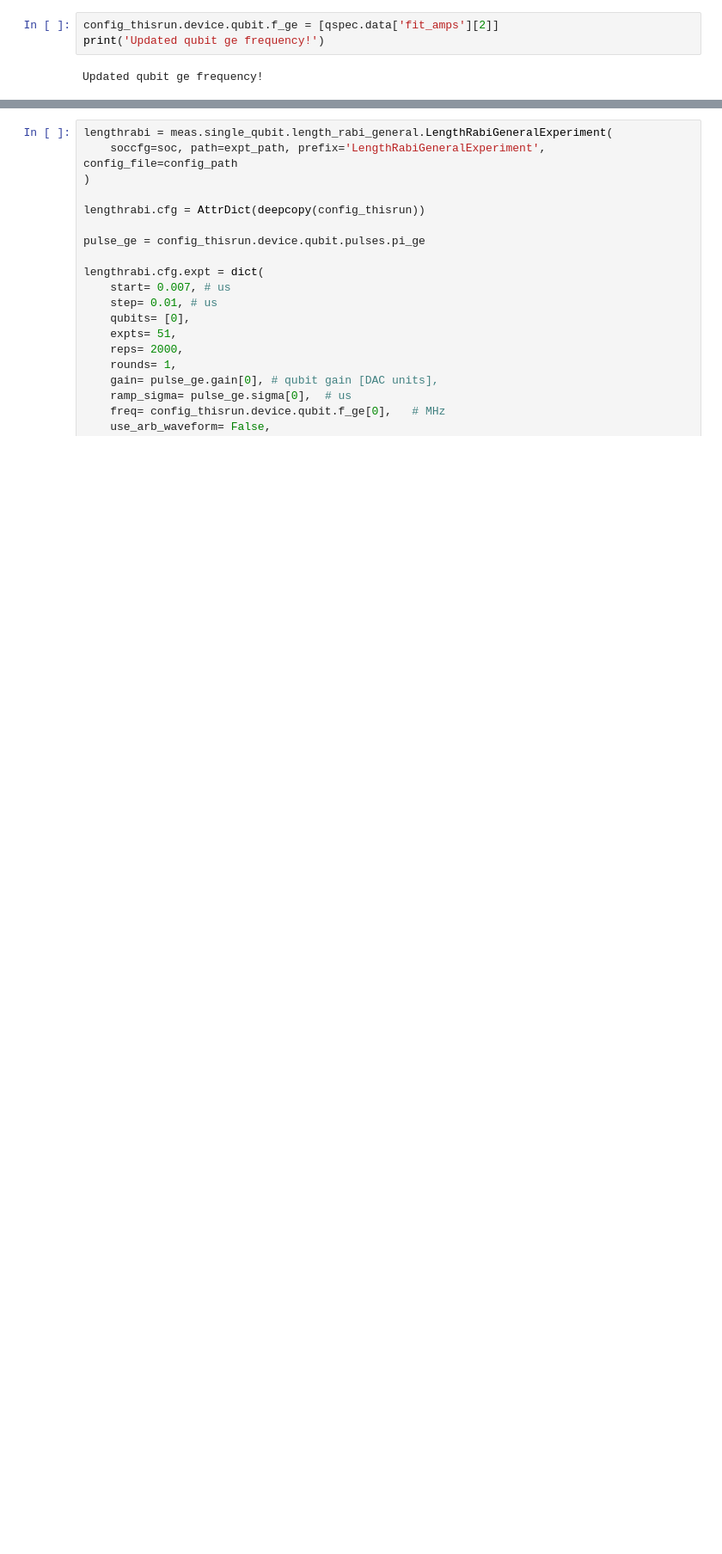
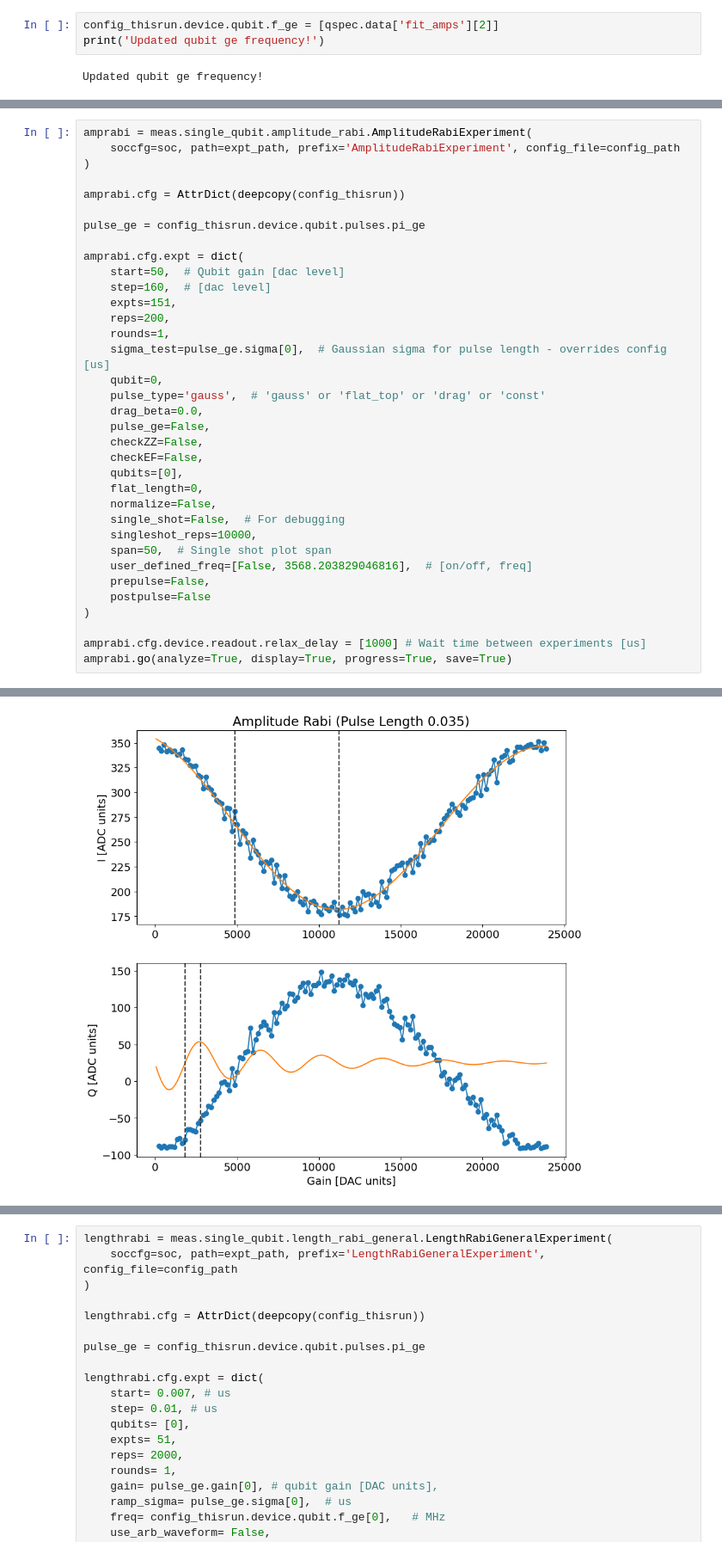
Before and after one commit to SchusterLab/multimode_expts, a Jupyter notebook: single_qubit_autocalibrate.ipynb, the cells around one changed output, grey strips where cells are left out. Shown at 86% size. Drawn from its saved outputs; the diff is of its cells as text; blank space fills up the shorter version.

```diff
--- a/single_qubit_autocalibrate.ipynb
+++ b/single_qubit_autocalibrate.ipynb
@@ -242,0 +245,36 @@ Updated qubit ge frequency!
+# %%
+amprabi = meas.single_qubit.amplitude_rabi.AmplitudeRabiExperiment(
+    soccfg=soc, path=expt_path, prefix='AmplitudeRabiExperiment', config_file=config_path
+)
+
+amprabi.cfg = AttrDict(deepcopy(config_thisrun))
+
+pulse_ge = config_thisrun.device.qubit.pulses.pi_ge
+
+amprabi.cfg.expt = dict(
+    start=50,  # Qubit gain [dac level]
+    step=160,  # [dac level]
+    expts=151,
+    reps=200,
+    rounds=1,
+    sigma_test=pulse_ge.sigma[0],  # Gaussian sigma for pulse length - overrides config [us]
+    qubit=0,
+    pulse_type='gauss',  # 'gauss' or 'flat_top' or 'drag' or 'const'
+    drag_beta=0.0,
+    pulse_ge=False,
+    checkZZ=False,
+    checkEF=False,
+    qubits=[0],
+    flat_length=0,
+    normalize=False,
+    single_shot=False,  # For debugging
+    singleshot_reps=10000,
+    span=50,  # Single shot plot span
+    user_defined_freq=[False, 3568.203829046816],  # [on/off, freq]
+    prepulse=False,
+    postpulse=False
+)
+
+amprabi.cfg.device.readout.relax_delay = [1000] # Wait time between experiments [us]
+amprabi.go(analyze=True, display=True, progress=True, save=True)
+# %% [output]
@@ -242,0 +288 @@ Updated qubit ge frequency!
+[figure, added]
```
Also changed, not shown: parts of 17 cells of this notebook.
